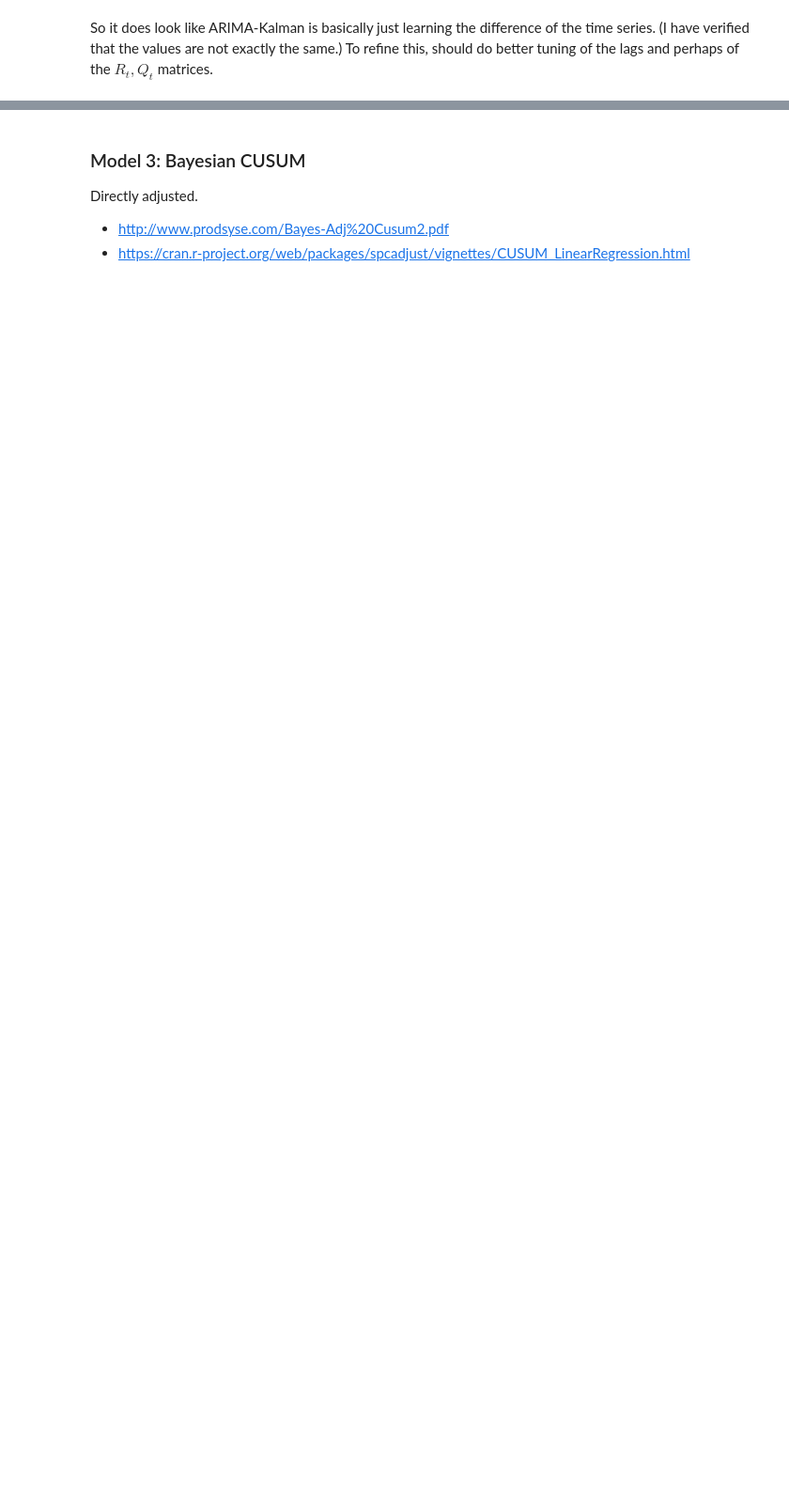
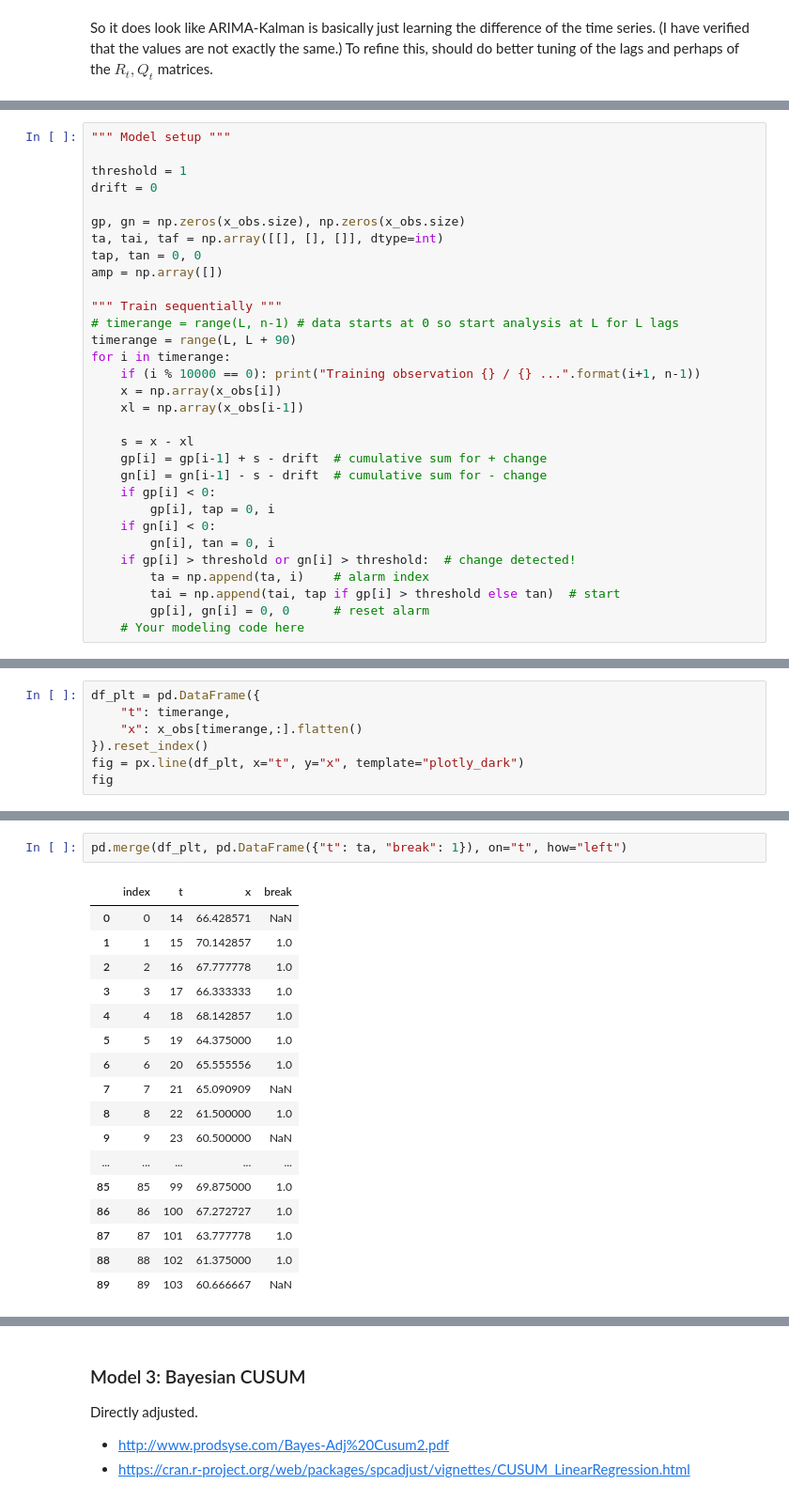
Before and after one commit to echow1/trading_music, a Jupyter notebook: task1 - detecting structural breaks in sequential Google Maestro data.ipynb, the cells around one changed output, grey strips where cells are left out. Shown: that part at 94% size. Cells and saved outputs as stored; diff of their text form; blank space fills up the shorter version.

Commit message:
Working on CUSUM (sequential)

```diff
--- a/task1 - detecting structural breaks in sequential Google Maestro data.ipynb
+++ b/task1 - detecting structural breaks in sequential Google Maestro data.ipynb
@@ -466,2 +477,33 @@ So it does look like ARIMA-Kalman is basically just learning the difference of t
 
 Sequential as usual.
+# %%
+""" Model setup """
+
+threshold = 1
+drift = 0
+
+gp, gn = np.zeros(x_obs.size), np.zeros(x_obs.size)
+ta, tai, taf = np.array([[], [], []], dtype=int)
+tap, tan = 0, 0
+amp = np.array([])
+
+""" Train sequentially """
+# timerange = range(L, n-1) # data starts at 0 so start analysis at L for L lags
+timerange = range(L, L + 90)
+for i in timerange:
+    if (i % 10000 == 0): print("Training observation {} / {} ...".format(i+1, n-1))
+    x = np.array(x_obs[i])
+    xl = np.array(x_obs[i-1])
+
+    s = x - xl
+    gp[i] = gp[i-1] + s - drift  # cumulative sum for + change
+    gn[i] = gn[i-1] - s - drift  # cumulative sum for - change
+    if gp[i] < 0:
+        gp[i], tap = 0, i
+    if gn[i] < 0:
+        gn[i], tan = 0, i
+    if gp[i] > threshold or gn[i] > threshold:  # change detected!
+        ta = np.append(ta, i)    # alarm index
+        tai = np.append(tai, tap if gp[i] > threshold else tan)  # start
+        gp[i], gn[i] = 0, 0      # reset alarm
+    # Your modeling code here
@@ -467,0 +522,7 @@ Sequential as usual.
+# %%
+df_plt = pd.DataFrame({
+    "t": timerange,
+    "x": x_obs[timerange,:].flatten()
+}).reset_index()
+fig = px.line(df_plt, x="t", y="x", template="plotly_dark")
+fig
@@ -467,0 +551,20 @@ Sequential as usual.
+# %%
+pd.merge(df_plt, pd.DataFrame({"t": ta, "break": 1}), on="t", how="left")
+# %% [output]
+|  | index | t | x | break |
+| 0 | 0 | 14 | 66.428571 | NaN |
+| 1 | 1 | 15 | 70.142857 | 1.0 |
+| 2 | 2 | 16 | 67.777778 | 1.0 |
+| 3 | 3 | 17 | 66.333333 | 1.0 |
+| 4 | 4 | 18 | 68.142857 | 1.0 |
+| 5 | 5 | 19 | 64.375000 | 1.0 |
+| 6 | 6 | 20 | 65.555556 | 1.0 |
+| 7 | 7 | 21 | 65.090909 | NaN |
+| 8 | 8 | 22 | 61.500000 | 1.0 |
+| 9 | 9 | 23 | 60.500000 | NaN |
+| ... | ... | ... | ... | ... |
+| 85 | 85 | 99 | 69.875000 | 1.0 |
+| 86 | 86 | 100 | 67.272727 | 1.0 |
+| 87 | 87 | 101 | 63.777778 | 1.0 |
+| 88 | 88 | 102 | 61.375000 | 1.0 |
+| 89 | 89 | 103 | 60.666667 | NaN |
```
Also changed, not shown: parts of 11 cells of this notebook.
